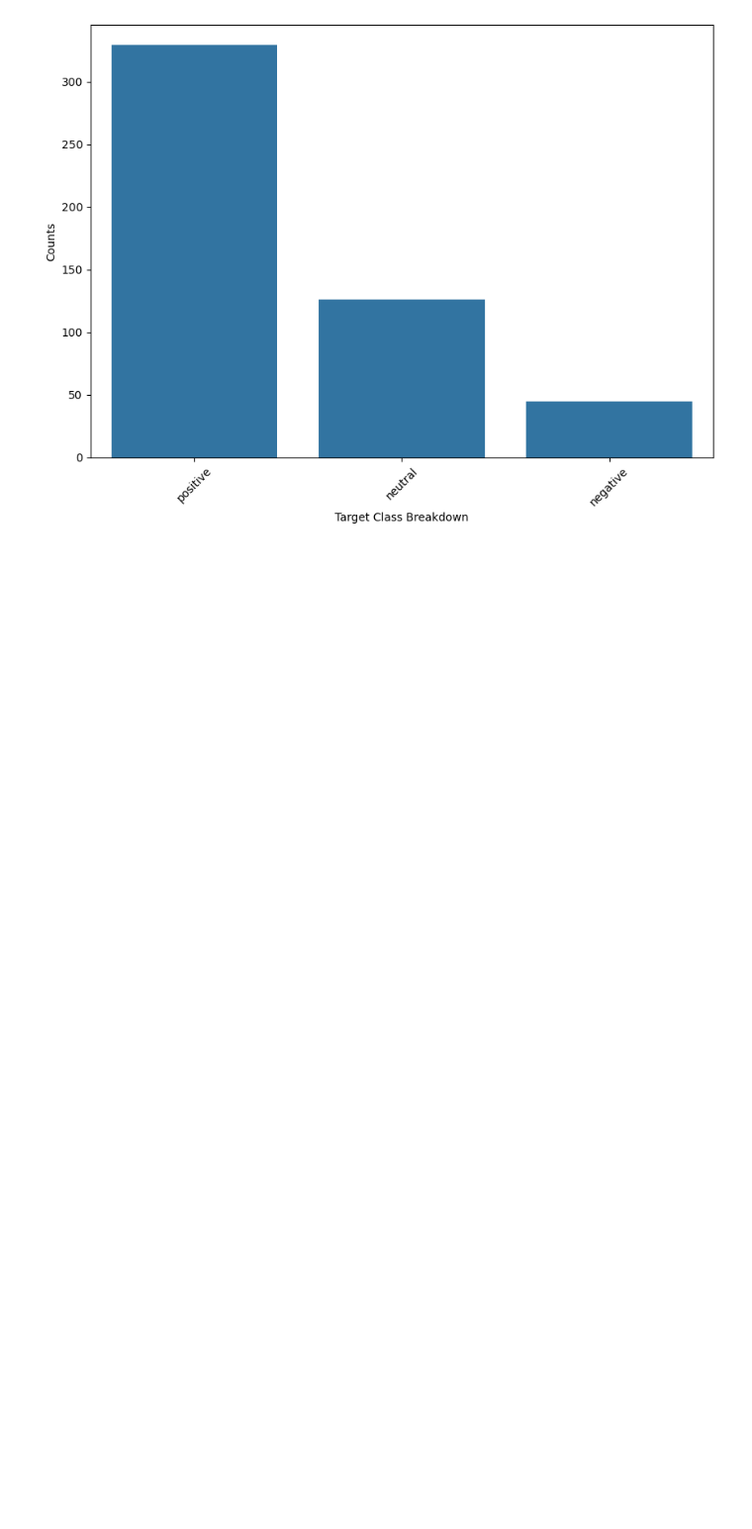
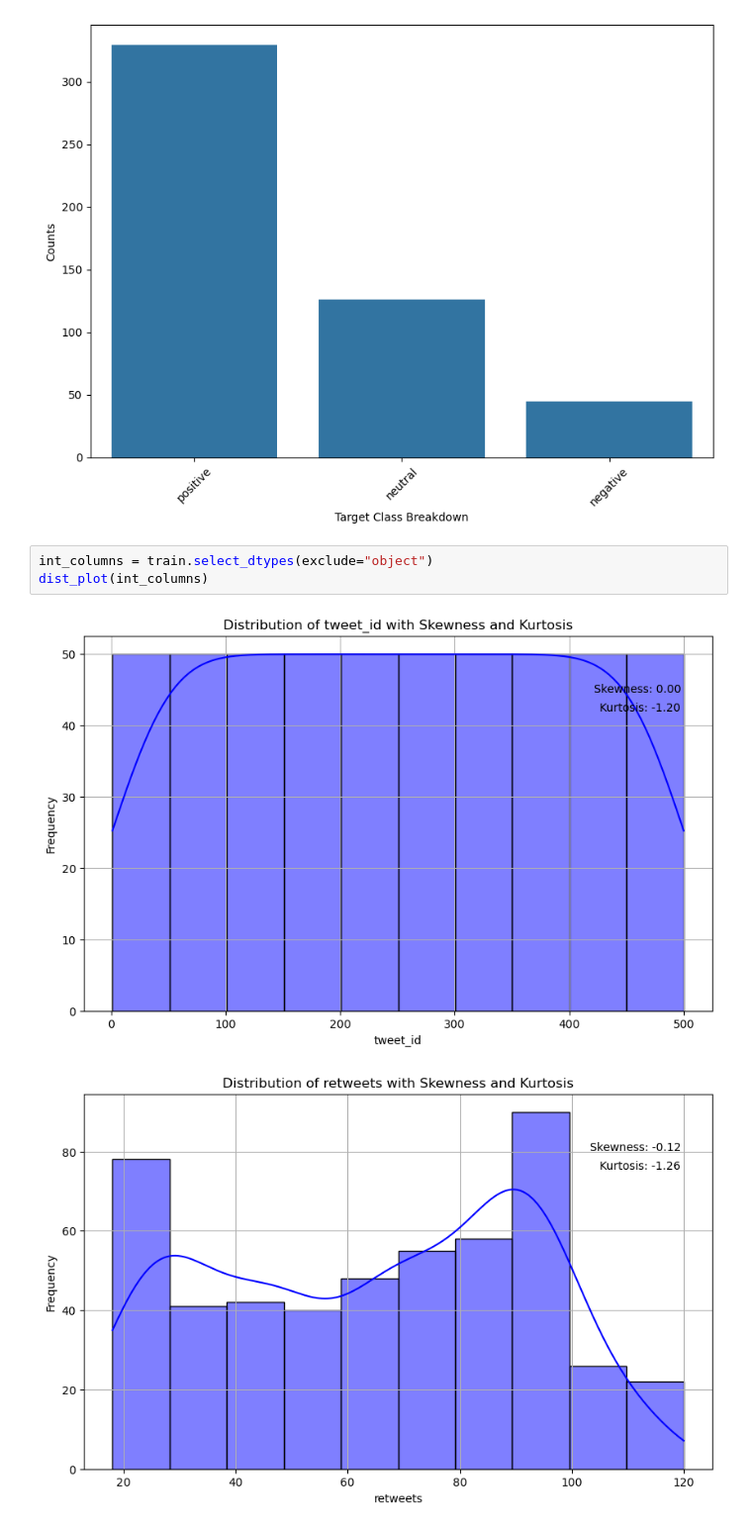
Before and after one commit to MaukanMir/Election-Sentiment-Analysis, a Jupyter notebook: training.ipynb, the cells around one changed output. Shown at 99% size. Drawn from its saved outputs; the diff is of its cells as text; blank space fills up the shorter version.

```diff
--- a/training.ipynb
+++ b/training.ipynb
@@ -206,3 +206,9 @@ check_class_imbalance(train["sentiment"])
 # %% [output]
 [figure]
 [figure]
+# %%
+int_columns = train.select_dtypes(exclude="object")
+dist_plot(int_columns)
+# %% [output]
+[figure, added]
+[figure, added]
```
Also changed, not shown: parts of 8 cells of this notebook.
